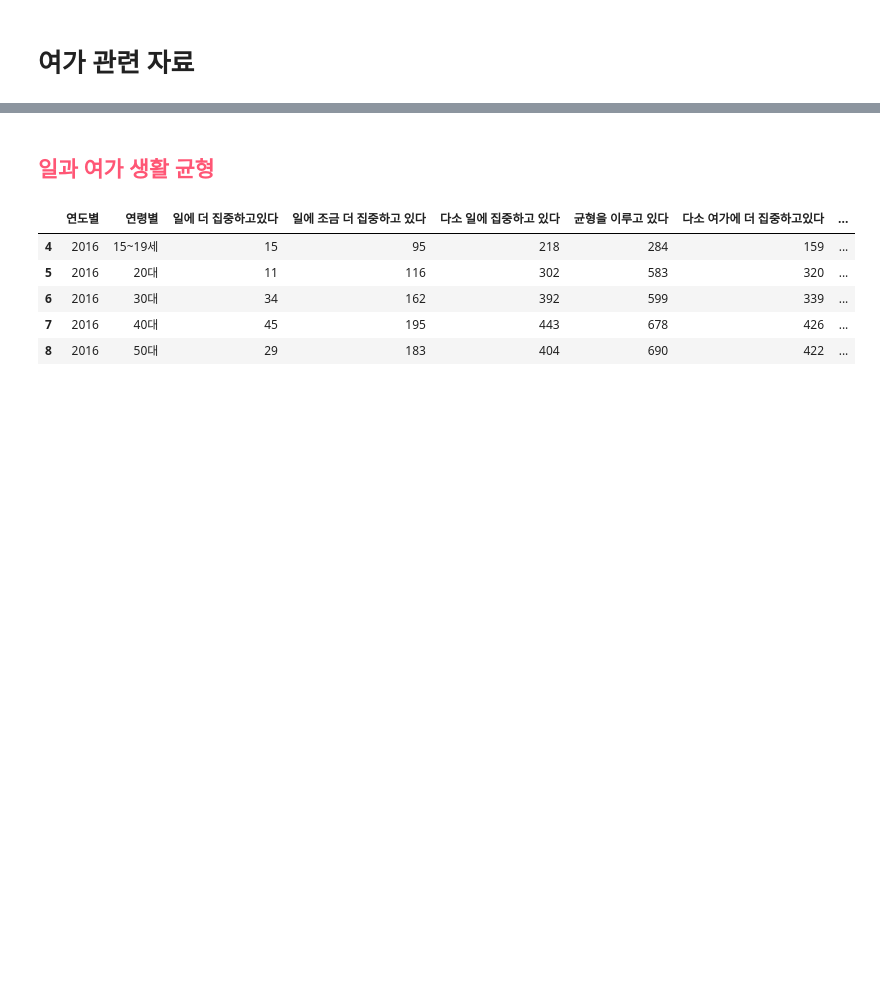
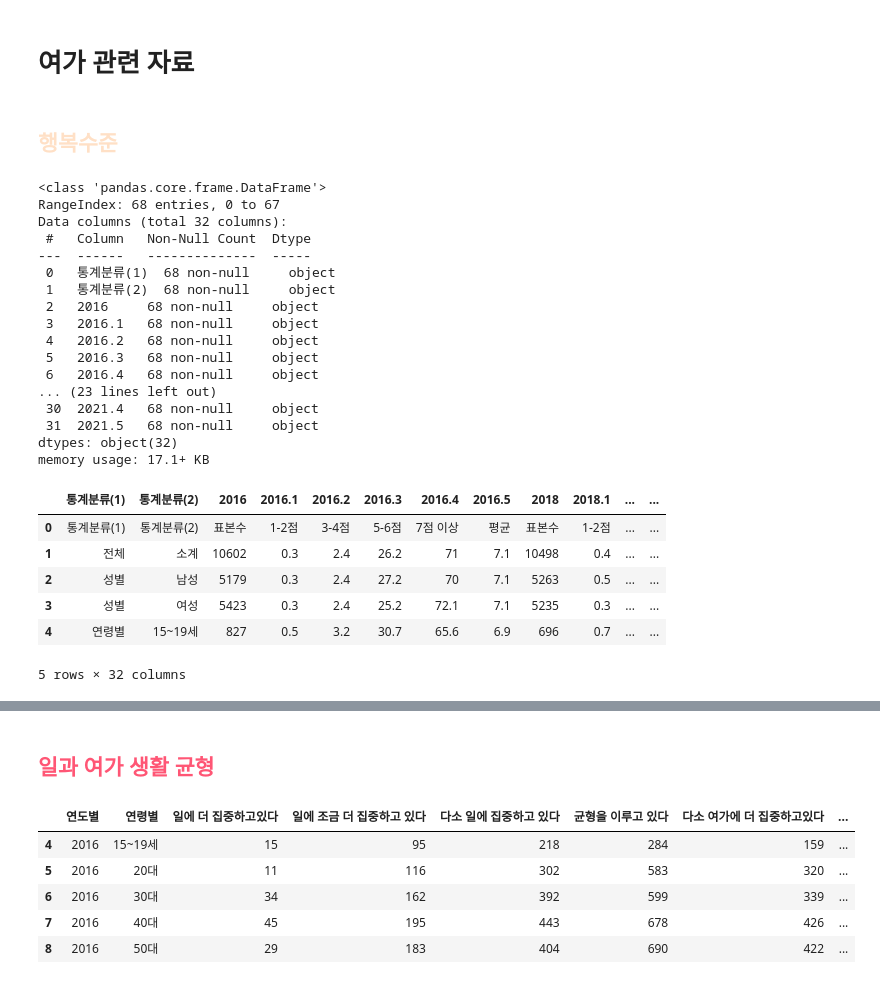
Before and after one commit to nyeokinyeoki/Toy-Projects-with-Tableau, a Jupyter notebook: Side_pro_leis.ipynb, the cells around one changed output, grey strips where cells are left out. Drawn from its saved outputs; the diff is of its cells as text; code cells hidden in the pictures; blank space fills up the shorter version.

```diff
--- a/Side_pro_leis.ipynb
+++ b/Side_pro_leis.ipynb
@@ -67,3 +77,34 @@ def leisure_pretreat(dframe) :
     return df1, df2
 # %% [markdown]
 # 여가 관련 자료
+# %% [markdown]
+## <font color=#FFE0C6> 행복수준 </font>
+# %%
+lev_happiness = pd.read_csv("G:/내 드라이브/취미/행복수준_20230510094831.csv", encoding="cp949")
+lev_happiness.info()
+lev_happiness.head()
+# %% [output]
+<class 'pandas.core.frame.DataFrame'>
+RangeIndex: 68 entries, 0 to 67
+Data columns (total 32 columns):
+ #   Column   Non-Null Count  Dtype
+---  ------   --------------  -----
+ 0   통계분류(1)  68 non-null     object
+ 1   통계분류(2)  68 non-null     object
+ 2   2016     68 non-null     object
+ 3   2016.1   68 non-null     object
+ 4   2016.2   68 non-null     object
+ 5   2016.3   68 non-null     object
+ 6   2016.4   68 non-null     object
+... (23 lines left out)
+ 30  2021.4   68 non-null     object
+ 31  2021.5   68 non-null     object
+dtypes: object(32)
+memory usage: 17.1+ KB
+|  | 통계분류(1) | 통계분류(2) | 2016 | 2016.1 | 2016.2 | 2016.3 | 2016.4 | 2016.5 | 2018 | 2018.1 | ... | ... |
+| 0 | 통계분류(1) | 통계분류(2) | 표본수 | 1-2점 | 3-4점 | 5-6점 | 7점 이상 | 평균 | 표본수 | 1-2점 | ... | ... |
+| 1 | 전체 | 소계 | 10602 | 0.3 | 2.4 | 26.2 | 71 | 7.1 | 10498 | 0.4 | ... | ... |
+| 2 | 성별 | 남성 | 5179 | 0.3 | 2.4 | 27.2 | 70 | 7.1 | 5263 | 0.5 | ... | ... |
+| 3 | 성별 | 여성 | 5423 | 0.3 | 2.4 | 25.2 | 72.1 | 7.1 | 5235 | 0.3 | ... | ... |
+| 4 | 연령별 | 15~19세 | 827 | 0.5 | 3.2 | 30.7 | 65.6 | 6.9 | 696 | 0.7 | ... | ... |
+5 rows × 32 columns
```
Also changed, not shown: parts of 9 cells of this notebook.
